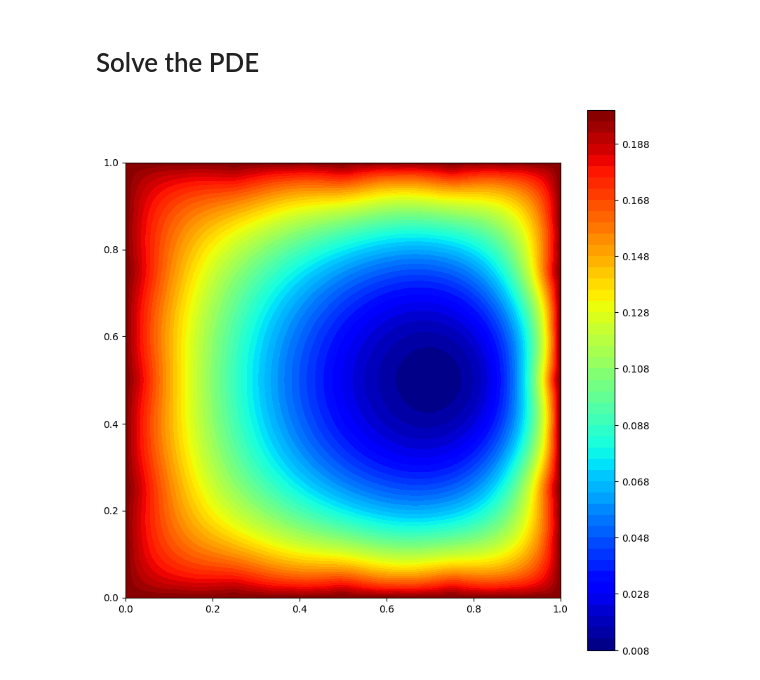
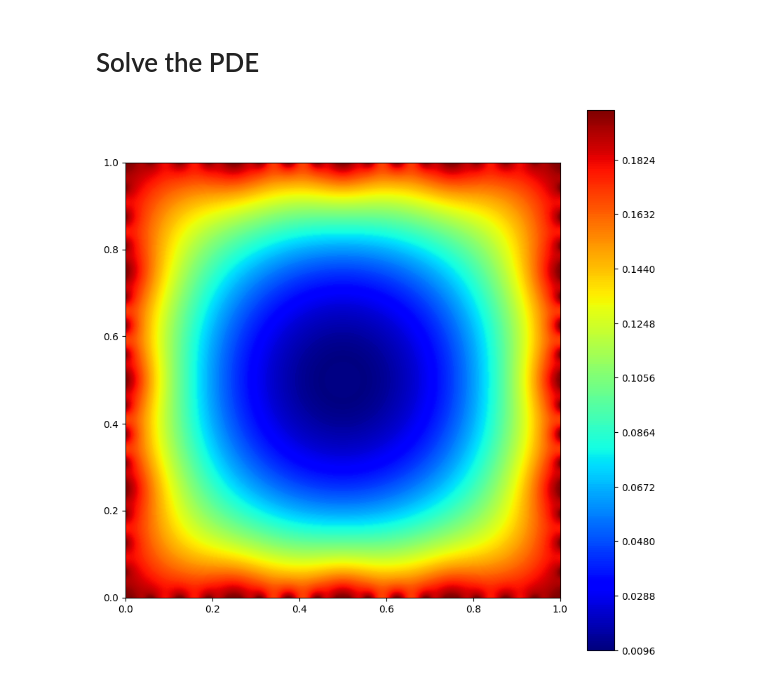
Before and after one commit to bcynuaa/GradLimitJL, a Jupyter notebook: examples/example_py.ipynb, the cells around one changed output. Drawn from its saved outputs; the diff is of its cells as text; code cells hidden in the pictures.

```diff
--- a/examples/example_py.ipynb
+++ b/examples/example_py.ipynb
@@ -16,7 +16,7 @@ linear_psi = 1.0
 # %% [markdown]
 # Define a circle and a square
 # %%
-inner_boundary = pglpde.createCircleBoundary(20, 0.05, [0.7, 0.5], nodal_source_inner, nodal_psi, linear_psi)
+inner_boundary = pglpde.createCircleBoundary(20, 0.05, [0.5, 0.5], nodal_source_inner, nodal_psi, linear_psi)
 outer_boundary = pglpde.createSquareBoundary(5, 1.0, [0., 0.], nodal_source_outer, nodal_psi, linear_psi)
 # %% [markdown]
 ## Draw the circle
@@ -51,8 +51,8 @@ result = pglpde.solve(gradient_limit_pde)
 # %%
 plt.figure(figsize=(10, 10), facecolor="white")
 plt.gca().set_aspect("equal")
-plt.contourf(background_grid.x_s, background_grid.y_s, result.T, 50, cmap="jet")
+plt.contourf(background_grid.x_s, background_grid.y_s, result.T, 300, cmap="jet")
 plt.colorbar()
 plt.show()
 # %% [output]
-[figure, old version]
+[figure, new version]
```
